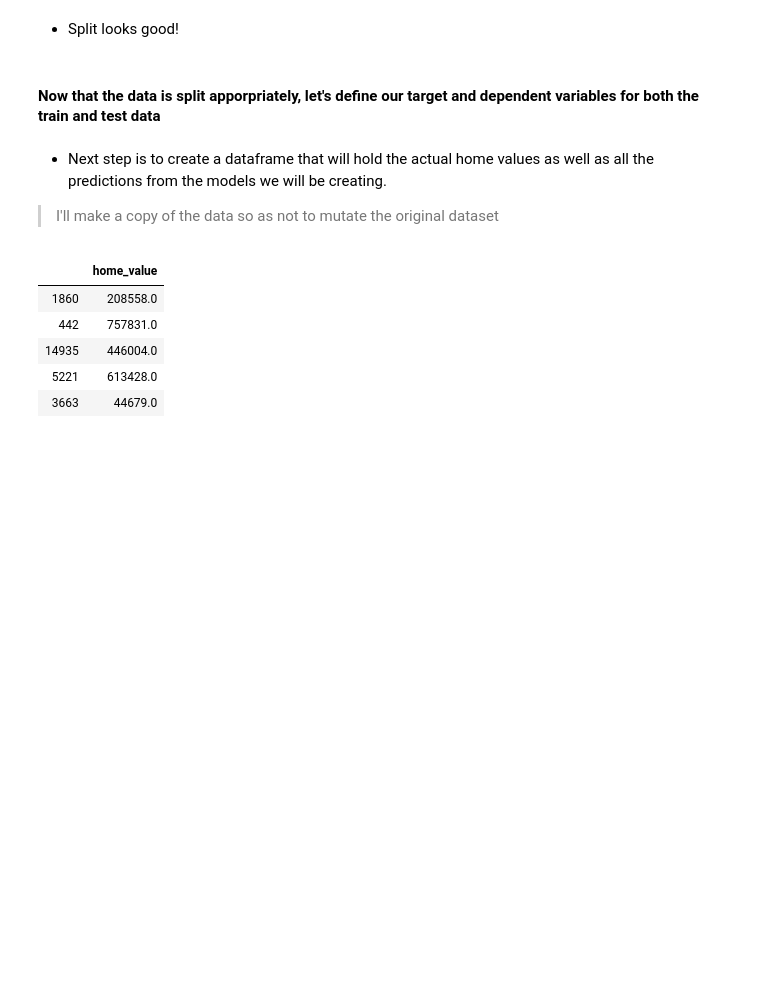
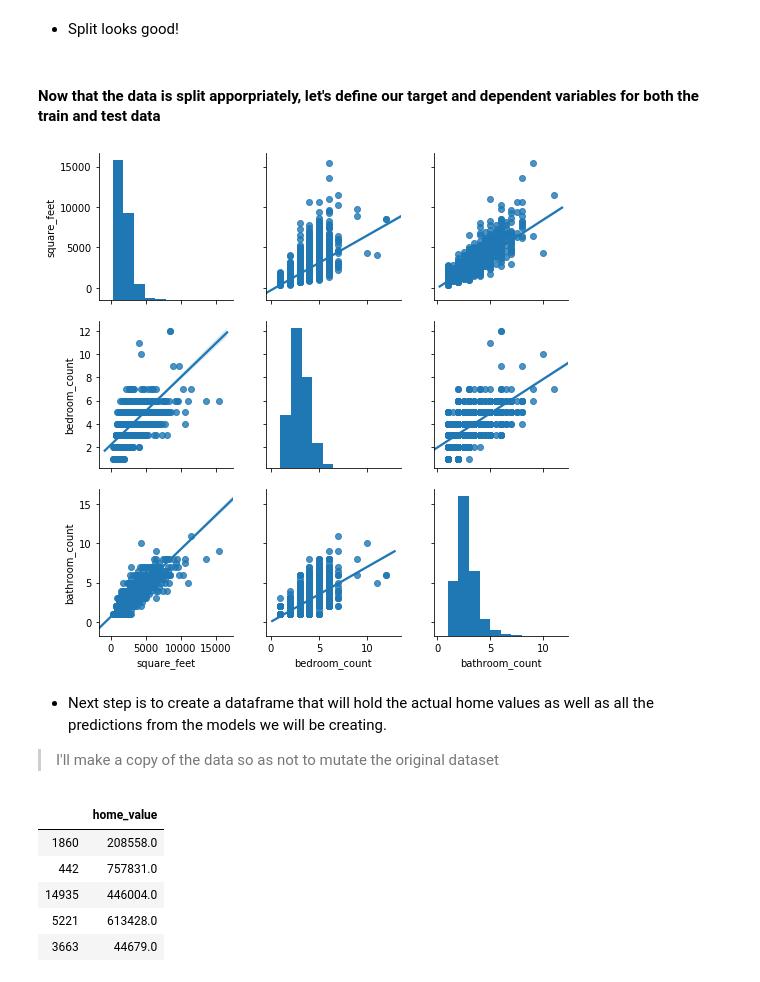
Before and after one commit to JadaShipp/ds-methodologies-exercises, a Jupyter notebook: project/zillow_final_project.ipynb, the cells around one changed output. Cells and saved outputs as stored; diff of their text form; code cells hidden in the pictures; blank space fills up the shorter version.

```diff
--- a/project/zillow_final_project.ipynb
+++ b/project/zillow_final_project.ipynb
@@ -181,6 +215,11 @@ X_train = train[['square_feet', 'bedroom_count', 'bathroom_count']]
 X_test = test[['square_feet', 'bedroom_count', 'bathroom_count']]
 y_train = train[['home_value']]
 y_test = test[['home_value']]
+# %%
+sns.pairplot(X_train, kind="reg")
+plt.show()
+# %% [output]
+[figure, added]
 # %% [markdown]
 - Next step is to create a dataframe that will hold the actual home values as well as all the predictions from the models we will be creating.
 > I'll make a copy of the data so as not to mutate the original dataset
```
Also changed, not shown: parts of 17 cells of this notebook.
